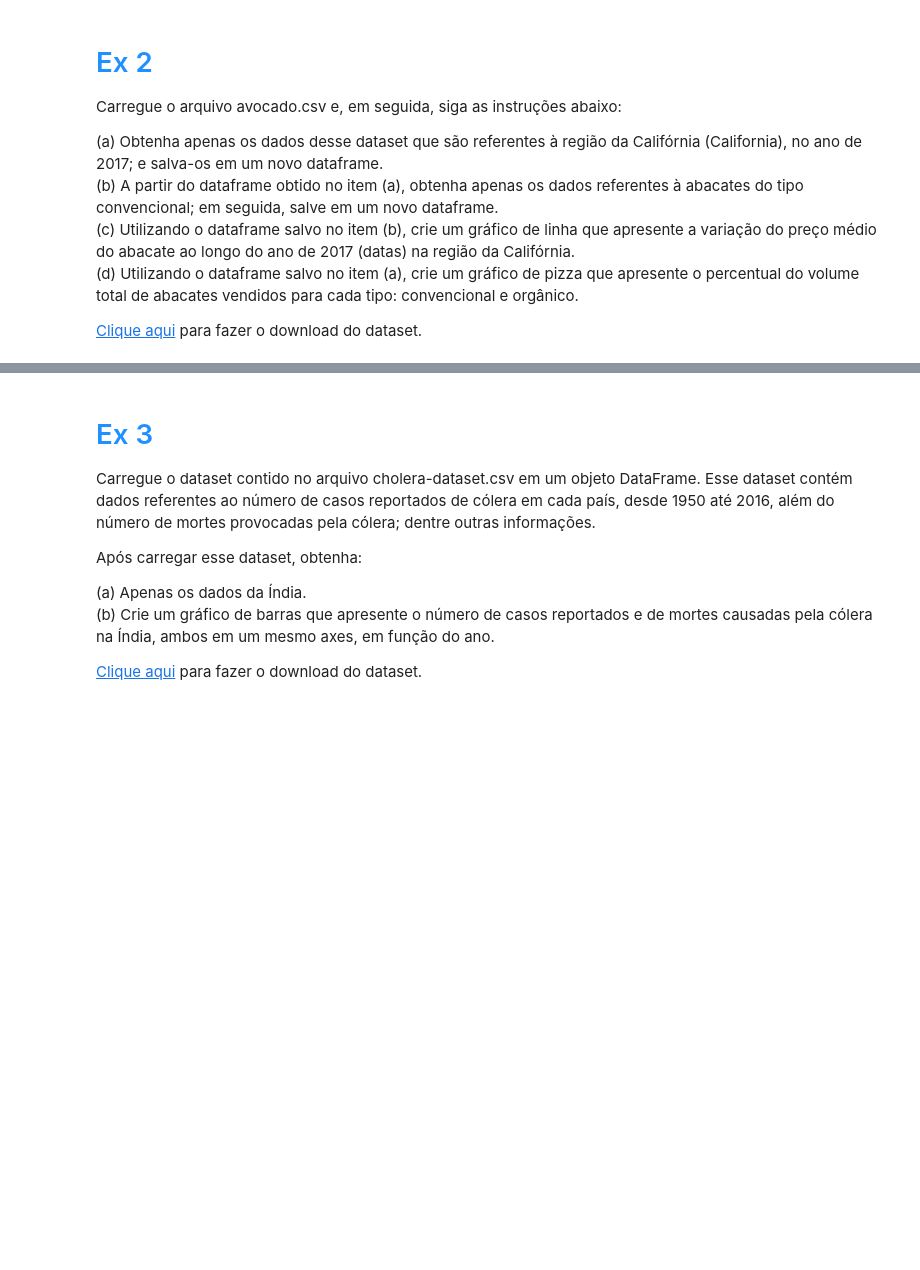
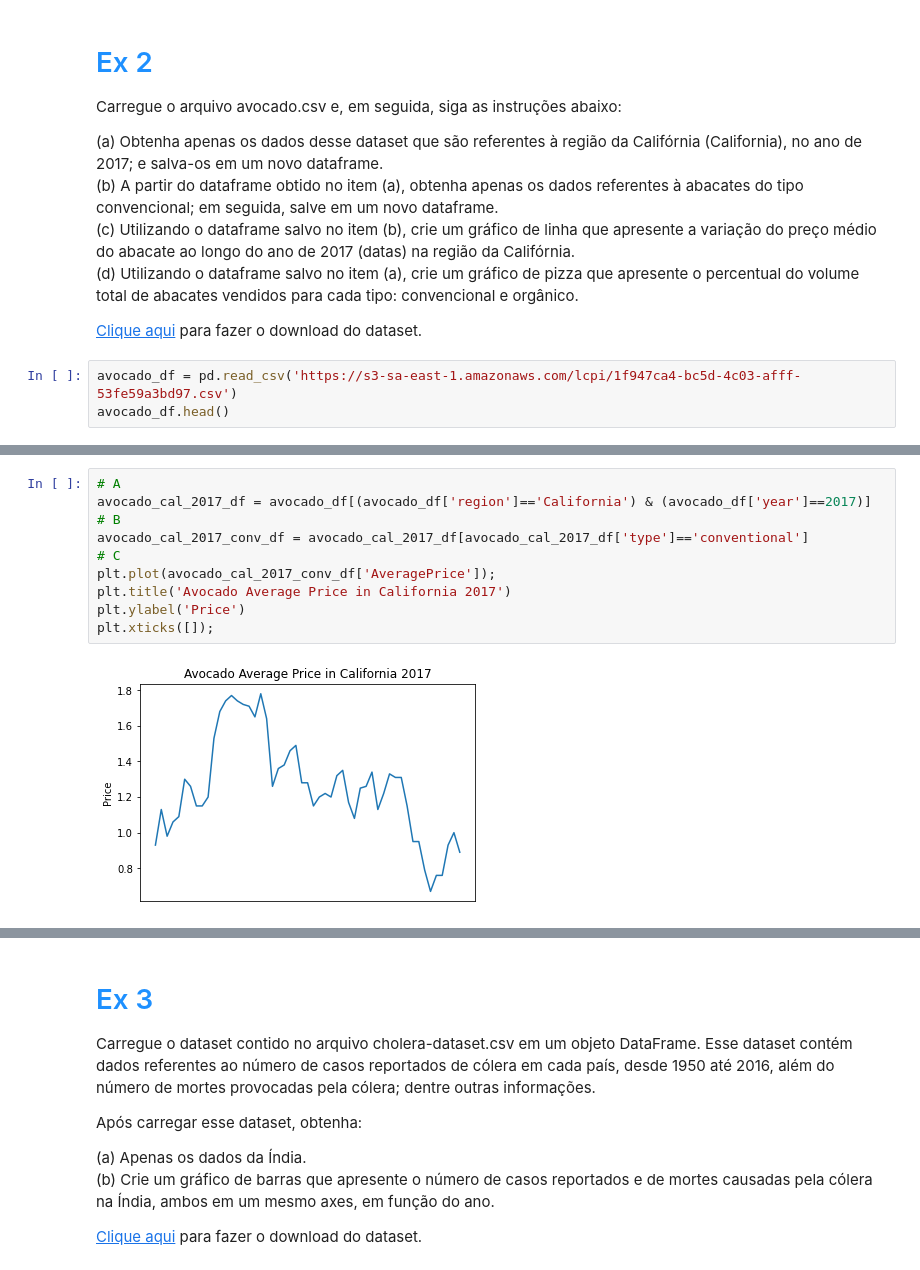
Before and after one commit to baiochi/LetsCode, a Jupyter notebook: Modulo 3 - Biblioteca e APIs/Exercícios/Matplotlib.ipynb, the cells around one changed output, grey strips where cells are left out. Cells and saved outputs as stored; diff of their text form; blank space fills up the shorter version.

```diff
--- a/Modulo 3 - Biblioteca e APIs/Exercícios/Matplotlib.ipynb
+++ b/Modulo 3 - Biblioteca e APIs/Exercícios/Matplotlib.ipynb
@@ -16,3 +33,6 @@ Carregue o arquivo avocado.csv e, em seguida, siga as instruções abaixo:
 (d) Utilizando o dataframe salvo no item (a), crie um gráfico de pizza que apresente o percentual do volume total de abacates vendidos para cada tipo: convencional e orgânico.
 
 <a href='https://s3-sa-east-1.amazonaws.com/lcpi/1f947ca4-bc5d-4c03-afff-53fe59a3bd97.csv'>Clique aqui</a> para fazer o download do dataset.
+# %%
+avocado_df = pd.read_csv('https://s3-sa-east-1.amazonaws.com/lcpi/1f947ca4-bc5d-4c03-afff-53fe59a3bd97.csv')
+avocado_df.head()
@@ -18,0 +46,12 @@ Carregue o arquivo avocado.csv e, em seguida, siga as instruções abaixo:
+# %%
+# A
+avocado_cal_2017_df = avocado_df[(avocado_df['region']=='California') & (avocado_df['year']==2017)]
+# B
+avocado_cal_2017_conv_df = avocado_cal_2017_df[avocado_cal_2017_df['type']=='conventional']
+# C
+plt.plot(avocado_cal_2017_conv_df['AveragePrice']);
+plt.title('Avocado Average Price in California 2017')
+plt.ylabel('Price')
+plt.xticks([]);
+# %% [output]
+[figure, added]
```
Also changed, not shown: parts of 16 cells of this notebook.
